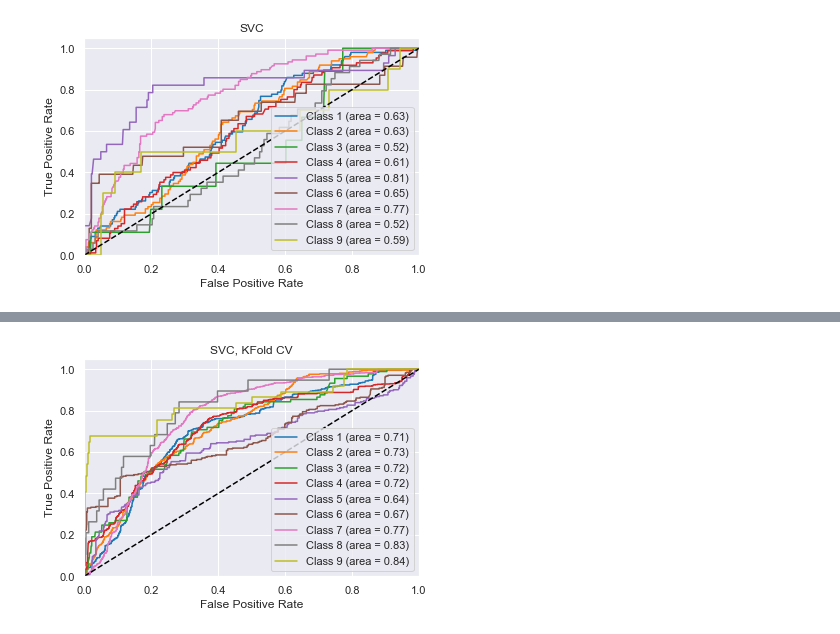
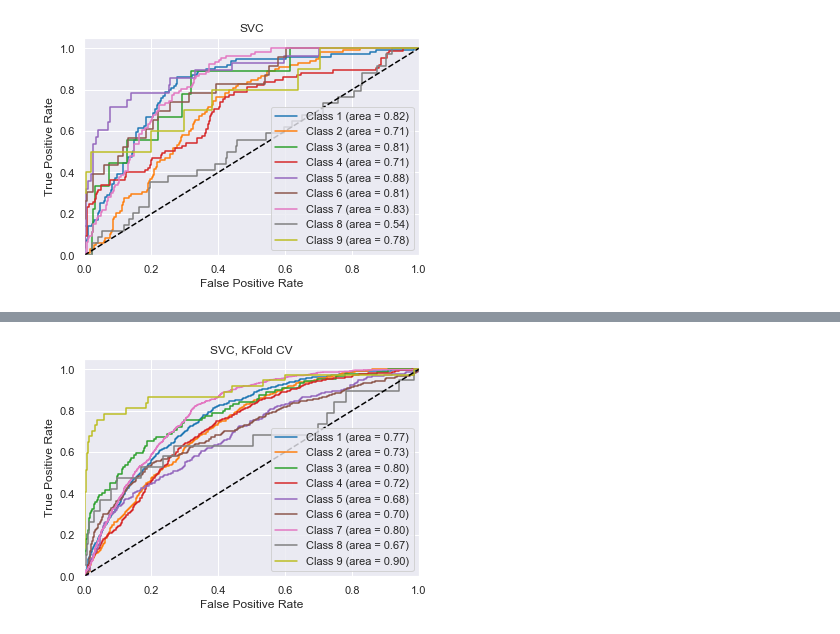
Before and after one commit to kfchou/PersonalizedMedicine, a Jupyter notebook: Classic ML Doc2Vec.ipynb, the cells around one changed output, grey strips where cells are left out. Cells and saved outputs as stored; diff of their text form; code cells hidden in the pictures.

```diff
--- a/Classic ML Doc2Vec.ipynb
+++ b/Classic ML Doc2Vec.ipynb
@@ -29,11 +29,16 @@ doc2vecData = pickle.load( open( "cleaned_train.pkl", "rb" ) )
 train_df = doc2vecData[0]
 solution_df_truncated = doc2vecData[3]
 desired_class = doc2vecData[4]
-#X_train_array = doc2vecData[6]
-#X_test_array = doc2vecData[7]
 
+# run this notebook on doc2vec training/testing set
+X_train_array = doc2vecData[6]
+X_test_array = doc2vecData[7]
+
+# run this notebook on bag of words training/testing set
 #X_train_array, X_test_array = pickle.load( open( "cleaned_test_bag_words.pkl", "rb" ) )
-X_train_arrays_non_truncated, X_train_array, X_test_array = pickle.load( open( "cleaned_test_tfidf.pkl", "rb" ) )
+
+# run this notebook on TF-IDF training/testing set
+#X_train_arrays_non_truncated, X_train_array, X_test_array = pickle.load( open( "cleaned_test_tfidf.pkl", "rb" ) )
 # %%
 # 1. Transform categorical labels to numerical labels between 0 and len(labels) using labelEncoder
 # 2. one hot encode our label
@@ -114,13 +126,13 @@ auc_logit = plot_roc(y_train_hot, y_pred,'Random Forest')
 # %%
 # SVC
-model = SVC(kernel='rbf',gamma='auto',probability=True)
+model = SVC(kernel='sigmoid',gamma='auto',probability=True)
 model.fit(X_train_array,y_train)
 y_pred = model.predict_proba(X_test_array)
 auc_logit = plot_roc(y_true_oh, y_pred,'SVC')
 
 y_pred = cross_val_predict(model, X_train_array, y_train, cv=StratifiedKFold(random_state=8),
                               n_jobs=-1, method='predict_proba', verbose=2)
 auc_logit = plot_roc(y_train_hot, y_pred,'SVC, KFold CV')
 # %% [output]
-[figure, old version]
+[figure, new version]
 [Parallel(n_jobs=-1)]: Using backend LokyBackend with 12 concurrent workers.
@@ -129 +141 @@ auc_logit = plot_roc(y_train_hot, y_pred,'SVC, KFold CV')
-[figure, old version]
+[figure, new version]
```
Also changed, not shown: parts of 4 cells of this notebook, 5 other files.
